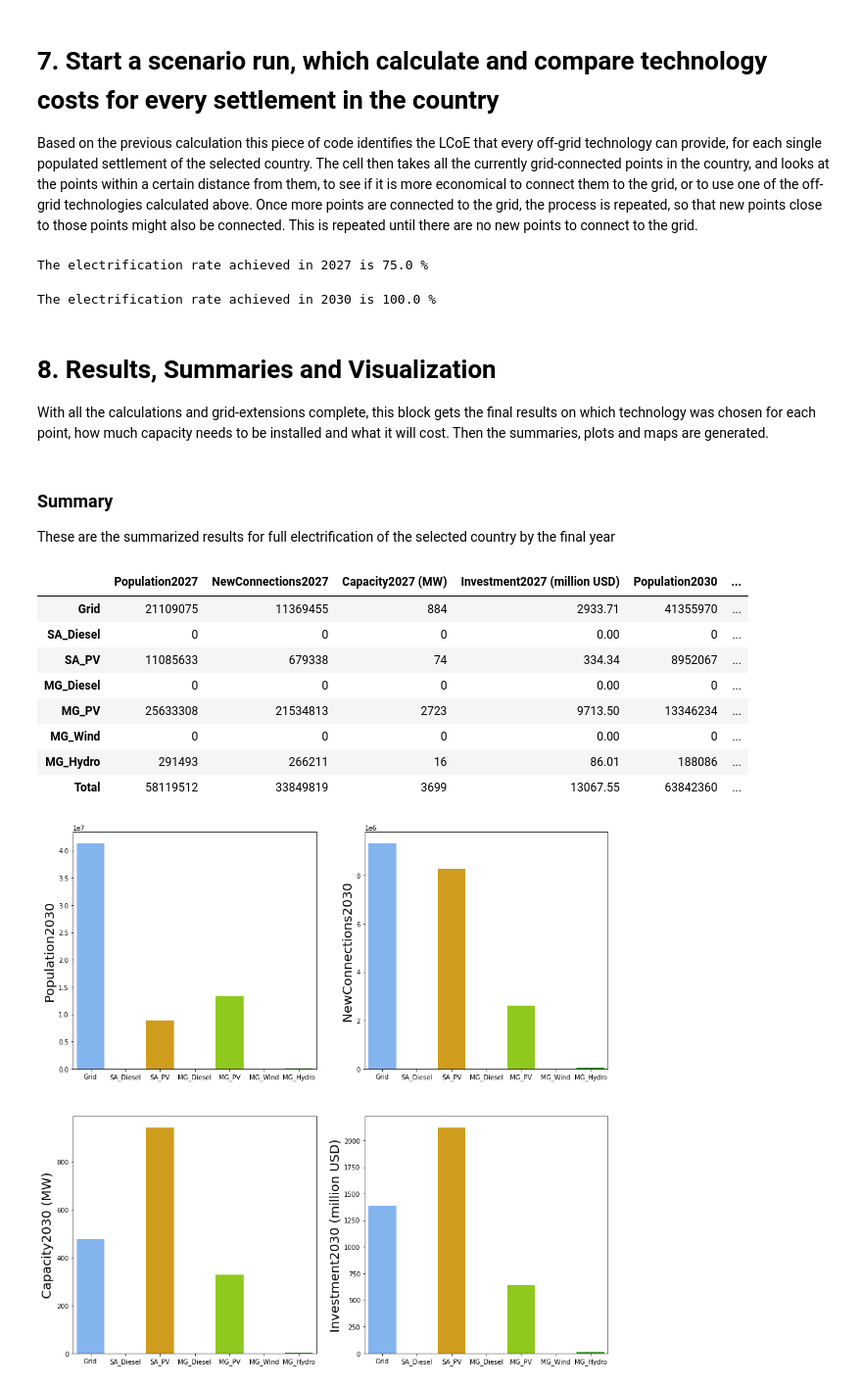
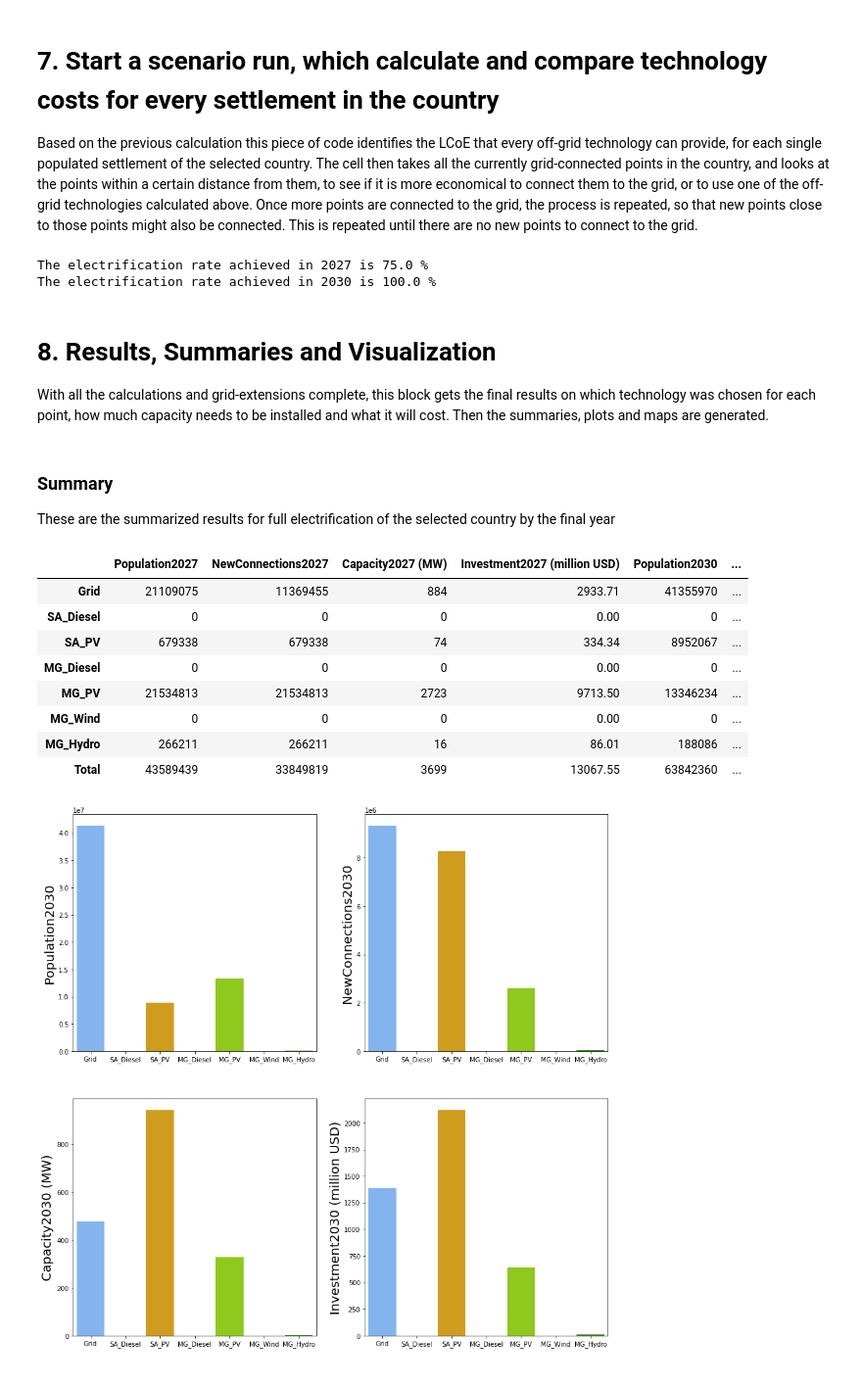
Before and after one commit to OnSSET/onsset, a Jupyter notebook: OnSSET_notebook.ipynb, the cells around one changed output. Shown: that part at 98% size. Saved outputs shown, nothing was run; the diff lists cells and outputs as text; code cells hidden in the pictures.

```diff
--- a/OnSSET_notebook.ipynb
+++ b/OnSSET_notebook.ipynb
@@ -125,7 +120,6 @@ sa_pv_capital_cost_5 = 6950           ### Stand-alone PV capital cost (USD/kW) f
 # %% [markdown]
 The cells below contain additional technology specifications
 # %%
-coordinate_units = 1000  # 1000 if coordinates are in m, 1 if coordinates are in km
 discount_rate = 0.08 # E.g. 0.08 means a discount rate of 8%
 
 # Transmission and distribution costs
@@ -187,18 +181,18 @@ mg_pv_calc = Technology(om_of_td_lines=0.03,
                         base_to_peak_load_ratio=0.85,
                         tech_life=20,
                         om_costs=0.02,
-                        capital_cost={float("inf"): mg_pv_capital_cost * pv_adjustment_factor}
+                        capital_cost={float("inf"): mg_pv_capital_cost}
                         )
 
 # Stand-alone PV costs
 sa_pv_calc = Technology(base_to_peak_load_ratio=0.9,
                         tech_life=15,
                         om_costs=0.02,
-                        capital_cost={float("inf"): sa_pv_capital_cost_5 * pv_adjustment_factor,
-                                      1: sa_pv_capital_cost_4 * pv_adjustment_factor,
-                                      0.100: sa_pv_capital_cost_3 * pv_adjustment_factor,
-                                      0.050: sa_pv_capital_cost_2 * pv_adjustment_factor,
-                                      0.020: sa_pv_capital_cost_1 * pv_adjustment_factor},
+                        capital_cost={float("inf"): sa_pv_capital_cost_5,
+                                      1: sa_pv_capital_cost_4,
+                                      0.100: sa_pv_capital_cost_3,
+                                      0.050: sa_pv_capital_cost_2,
+                                      0.020: sa_pv_capital_cost_1},
                         standalone=True
                         )
 
@@ -353,7 +347,6 @@ except ValueError:
     pass
 
 for year in yearsofanalysis:
-    end_year_pop = 1
     prioritization = 2
 
     eleclimit = eleclimits[year]
@@ -395,7 +388,7 @@ for year in yearsofanalysis:
     onsseter.apply_limitations(eleclimit, year, time_step, prioritization, auto_intensification)
 # %% [output]
 The electrification rate achieved in 2027 is 75.0 %
+The electrification rate achieved in 2030 is 100.0 %
-The electrification rate achieved in 2030 is 100.0 %
 # %% [markdown]
 # 8. Results, Summaries and Visualization
 With all the calculations and grid-extensions complete, this block gets the final results on which technology was chosen for each point, how much capacity needs to be installed and what it will cost. Then the summaries, plots and maps are generated.
@@ -406,8 +399,6 @@ for year in yearsofanalysis:
     elements.append("NewConnections{}".format(year))
     elements.append("Capacity{}".format(year))
     elements.append("Investment{}".format(year))
-
-techs = ["Grid", "SA_Diesel", "SA_PV", "MG_Diesel", "MG_PV", "MG_Wind", "MG_Hydro"]
 
 sumtechs = []
 for year in yearsofanalysis:
@@ -420,44 +411,44 @@ summary = pd.Series(index=sumtechs, name='country', dtype='float64')
 
 for year in yearsofanalysis:
     for t in techs:
-        summary.loc["Population{}".format(year) + t] = onsseter.df.loc[(onsseter.df[SET_MIN_OVERALL + '{}'.format(year)] == t + '{}'.format(year)), SET_POP + '{}'.format(year)].sum()
+        summary.loc["Population{}".format(year) + t] = onsseter.df.loc[(onsseter.df[SET_MIN_OVERALL + '{}'.format(year)] == t + '{}'.format(year)) & (onsseter.df[SET_ELEC_FINAL_CODE + '{}'.format(year)] < 99), SET_POP + '{}'.format(year)].sum()
         summary.loc["NewConnections{}".format(year) + t] = onsseter.df.loc[(onsseter.df[SET_MIN_OVERALL + '{}'.format(year)] == t + '{}'.format(year)) & (onsseter.df[SET_ELEC_FINAL_CODE + '{}'.format(year)] < 99), SET_NEW_CONNECTIONS + '{}'.format(year)].sum()
         summary.loc["Capacity{}".format(year) + t] = onsseter.df.loc[(onsseter.df[SET_MIN_OVERALL + '{}'.format(year)] == t + '{}'.format(year)) & (onsseter.df[SET_ELEC_FINAL_CODE + '{}'.format(year)] < 99), SET_NEW_CAPACITY + '{}'.format(year)].sum()/1000
         summary.loc["Investment{}".format(year) + t] = onsseter.df.loc[(onsseter.df[SET_MIN_OVERALL + '{}'.format(year)] == t + '{}'.format(year)) & (onsseter.df[SET_ELEC_FINAL_CODE + '{}'.format(year)] < 99), SET_INVESTMENT_COST + '{}'.format(year)].sum()
 
 index = techs + ['Total']
 columns = []
 for year in yearsofanalysis:
     columns.append("Population{}".format(year))
     columns.append("NewConnections{}".format(year))
     columns.append("Capacity{} (MW)".format(year))
     columns.append("Investment{} (million USD)".format(year))
 
 summary_table = pd.DataFrame(index=index, columns=columns)
 
 summary_table[columns[0]] = summary.iloc[0:7].astype(int).tolist() + [int(summary.iloc[0:7].sum())]
 summary_table[columns[1]] = summary.iloc[7:14].astype(int).tolist() + [int(summary.iloc[7:14].sum())]
 summary_table[columns[2]] = summary.iloc[14:21].astype(int).tolist() + [int(summary.iloc[14:21].sum())]
 summary_table[columns[3]] = [round(x/1e4)/1e2 for x in summary.iloc[21:28].astype(float).tolist()] + [round(summary.iloc[21:28].sum()/1e4)/1e2]
 summary_table[columns[4]] = summary.iloc[28:35].astype(int).tolist() + [int(summary.iloc[28:35].sum())]
 summary_table[columns[5]] = summary.iloc[35:42].astype(int).tolist() + [int(summary.iloc[35:42].sum())]
 summary_table[columns[6]] = summary.iloc[42:49].astype(int).tolist() + [int(summary.iloc[42:49].sum())]
 summary_table[columns[7]] = [round(x/1e4)/1e2 for x in summary.iloc[49:56].astype(float).tolist()] + [round(summary.iloc[49:56].sum()/1e4)/1e2]
 
 display(Markdown('### Summary \n These are the summarized results for full electrification of the selected country by the final year'))
 summary_table
 # %% [output]
 ### Summary
  These are the summarized results for full electrification of the selected country by the final year
 |  | Population2027 | NewConnections2027 | Capacity2027 (MW) | Investment2027 (million USD) | Population2030 | ... |
 | Grid | 21109075 | 11369455 | 884 | 2933.71 | 41355970 | ... |
 | SA_Diesel | 0 | 0 | 0 | 0.00 | 0 | ... |
-| SA_PV | 11085633 | 679338 | 74 | 334.34 | 8952067 | ... |
+| SA_PV | 679338 | 679338 | 74 | 334.34 | 8952067 | ... |
 | MG_Diesel | 0 | 0 | 0 | 0.00 | 0 | ... |
-| MG_PV | 25633308 | 21534813 | 2723 | 9713.50 | 13346234 | ... |
+| MG_PV | 21534813 | 21534813 | 2723 | 9713.50 | 13346234 | ... |
 | MG_Wind | 0 | 0 | 0 | 0.00 | 0 | ... |
-| MG_Hydro | 291493 | 266211 | 16 | 86.01 | 188086 | ... |
-| Total | 58119512 | 33849819 | 3699 | 13067.55 | 63842360 | ... |
+| MG_Hydro | 266211 | 266211 | 16 | 86.01 | 188086 | ... |
+| Total | 43589439 | 33849819 | 3699 | 13067.55 | 63842360 | ... |
 # %%
 import matplotlib.pylab as plt
 import seaborn as sns
```
Also changed, not shown: parts of 5 cells of this notebook, 1 other file.
